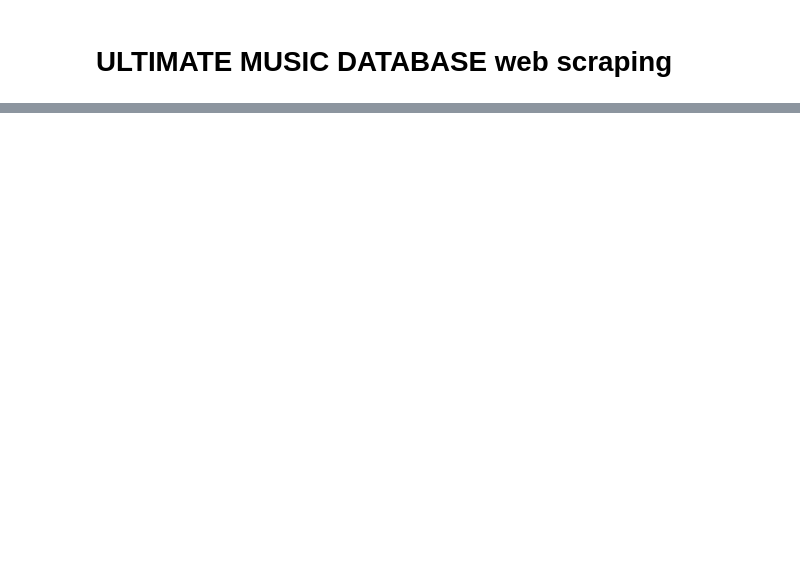
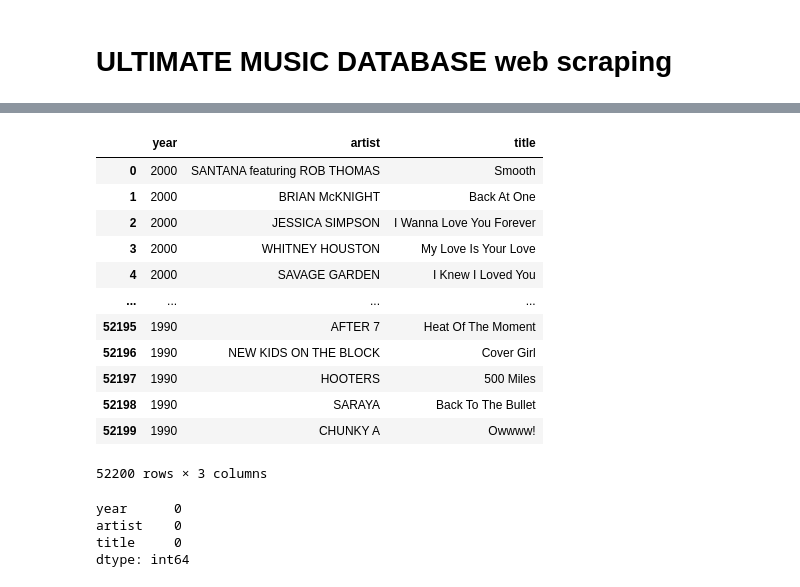
Before and after one commit to daniel-isidro/hot_n_pop_song_machine, a Jupyter notebook: data_acquisition/ultimate_music_database_web_scraping.ipynb, the cells around one changed output, grey strips where cells are left out. Cells and saved outputs as stored; diff of their text form; code cells hidden in the pictures; blank space fills up the shorter version.

```diff
--- a/data_acquisition/ultimate_music_database_web_scraping.ipynb
+++ b/data_acquisition/ultimate_music_database_web_scraping.ipynb
@@ -51,0 +98,30 @@ weekly_hits(19900113)
+# %%
+# Scraping from 2000-01-01 backwards, till 1990-01-01, 1 week earlier on each iteration
+
+initial_date = '20000101'
+date_object = datetime.strptime(initial_date, '%Y%m%d')
+
+df = pd.DataFrame()
+
+while date_object > datetime.strptime('19900101', '%Y%m%d'):
+    df = pd.concat([df, weekly_hits(date_object.strftime('%Y%m%d'))], ignore_index=True)
+    # Substrating 7 days to date
+    date_object = date_object - timedelta(days=7)
+    # Adding random delay to avoid getting banned
+    time.sleep(random.randint(0, 5))
+# %%
+df
+# %% [output]
+|  | year | artist | title |
+| 0 | 2000 | SANTANA featuring ROB THOMAS | Smooth |
+| 1 | 2000 | BRIAN McKNIGHT | Back At One |
+| 2 | 2000 | JESSICA SIMPSON | I Wanna Love You Forever |
+| 3 | 2000 | WHITNEY HOUSTON | My Love Is Your Love |
+| 4 | 2000 | SAVAGE GARDEN | I Knew I Loved You |
+| ... | ... | ... | ... |
+| 52195 | 1990 | AFTER 7 | Heat Of The Moment |
+| 52196 | 1990 | NEW KIDS ON THE BLOCK | Cover Girl |
+| 52197 | 1990 | HOOTERS | 500 Miles |
+| 52198 | 1990 | SARAYA | Back To The Bullet |
+| 52199 | 1990 | CHUNKY A | Owwww! |
+52200 rows × 3 columns
@@ -51,0 +130,7 @@ weekly_hits(19900113)
+# %%
+df.isnull().sum()
+# %% [output]
+year      0
+artist    0
+title     0
+dtype: int64
```
Also changed, not shown: parts of 17 cells of this notebook, 7 other files.
